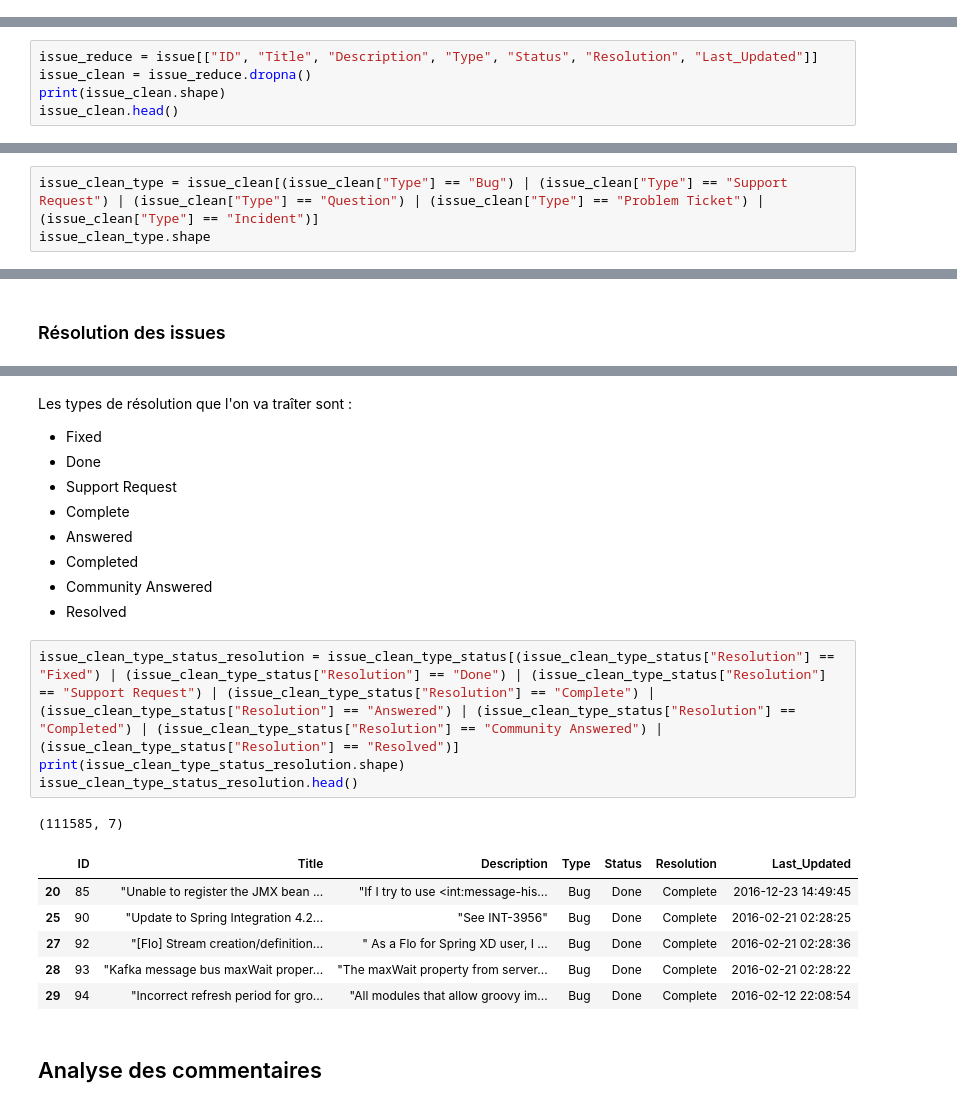
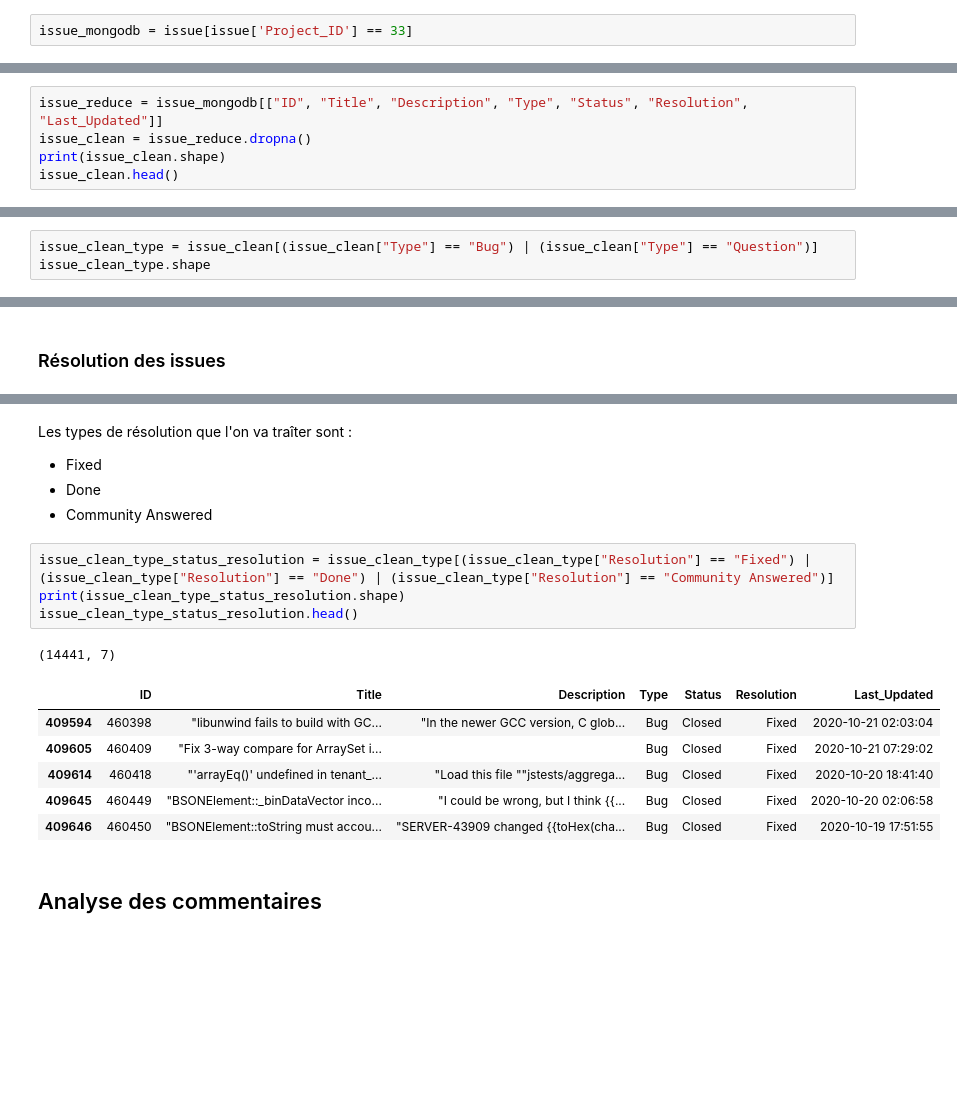
Before and after one commit to gunter69/Projet_IA_Dauphine, a Jupyter notebook: rag_jira/xp/analyse.ipynb, the cells around one changed output, grey strips where cells are left out. Drawn from its saved outputs; the diff is of its cells as text; blank space fills up the shorter version.

```diff
--- a/rag_jira/xp/analyse.ipynb
+++ b/rag_jira/xp/analyse.ipynb
@@ -35,3 +40,5 @@ comment = pd.read_sql_table("Comment", engine) # "Issue_ID", "Comment"
+# %%
+issue_mongodb = issue[issue['Project_ID'] == 33]
 # %% [markdown]
 ## Analyse des Issues
 # %%
@@ -63,7 +70,7 @@ Project_ID                                       int64
 Sprint_ID                                      float64
 dtype: object
 # %%
-issue_reduce = issue[["ID", "Title", "Description", "Type", "Status", "Resolution", "Last_Updated"]]
+issue_reduce = issue_mongodb[["ID", "Title", "Description", "Type", "Status", "Resolution", "Last_Updated"]]
 issue_clean = issue_reduce.dropna()
 print(issue_clean.shape)
 issue_clean.head()
@@ -137,4 +131,4 @@ Les types d'issues que l'on va conserver sont :
 # %%
-issue_clean_type = issue_clean[(issue_clean["Type"] == "Bug") | (issue_clean["Type"] == "Support Request") | (issue_clean["Type"] == "Question") | (issue_clean["Type"] == "Problem Ticket") | (issue_clean["Type"] == "Incident")]
+issue_clean_type = issue_clean[(issue_clean["Type"] == "Bug") | (issue_clean["Type"] == "Question")]
 issue_clean_type.shape
 # %% [output]
@@ -293,24 +240,19 @@ plt.show()
 Les types de résolution que l'on va traîter sont :
 - Fixed
 - Done
-- Support Request
-- Complete
-- Answered
-- Completed
 - Community Answered
-- Resolved
 # %%
-issue_clean_type_status_resolution = issue_clean_type_status[(issue_clean_type_status["Resolution"] == "Fixed") | (issue_clean_type_status["Resolution"] == "Done") | (issue_clean_type_status["Resolution"] == "Support Request") | (issue_clean_type_status["Resolution"] == "Complete") | (issue_clean_type_status["Resolution"] == "Answered") | (issue_clean_type_status["Resolution"] == "Completed") | (issue_clean_type_status["Resolution"] == "Community Answered") | (issue_clean_type_status["Resolution"] == "Resolved")]
+issue_clean_type_status_resolution = issue_clean_type[(issue_clean_type["Resolution"] == "Fixed") | (issue_clean_type["Resolution"] == "Done") | (issue_clean_type["Resolution"] == "Community Answered")]
 print(issue_clean_type_status_resolution.shape)
 issue_clean_type_status_resolution.head()
 # %% [output]
-(111585, 7)
+(14441, 7)
 |  | ID | Title | Description | Type | Status | Resolution | Last_Updated |
-| 20 | 85 | "Unable to register the JMX bean ... | "If I try to use <int:message-his... | Bug | Done | Complete | 2016-12-23 14:49:45 |
-| 25 | 90 | "Update to Spring Integration 4.2... | "See INT-3956" | Bug | Done | Complete | 2016-02-21 02:28:25 |
-| 27 | 92 | "[Flo] Stream creation/definition... | " As a Flo for Spring XD user, I ... | Bug | Done | Complete | 2016-02-21 02:28:36 |
-| 28 | 93 | "Kafka message bus maxWait proper... | "The maxWait property from server... | Bug | Done | Complete | 2016-02-21 02:28:22 |
-| 29 | 94 | "Incorrect refresh period for gro... | "All modules that allow groovy im... | Bug | Done | Complete | 2016-02-12 22:08:54 |
+| 409594 | 460398 | "libunwind fails to build with GC... | "In the newer GCC version, C glob... | Bug | Closed | Fixed | 2020-10-21 02:03:04 |
+| 409605 | 460409 | "Fix 3-way compare for ArraySet i... |  | Bug | Closed | Fixed | 2020-10-21 07:29:02 |
+| 409614 | 460418 | "'arrayEq()' undefined in tenant_... | "Load this file ""jstests/aggrega... | Bug | Closed | Fixed | 2020-10-20 18:41:40 |
+| 409645 | 460449 | "BSONElement::_binDataVector inco... | "I could be wrong, but I think {{... | Bug | Closed | Fixed | 2020-10-20 02:06:58 |
+| 409646 | 460450 | "BSONElement::toString must accou... | "SERVER-43909 changed {{toHex(cha... | Bug | Closed | Fixed | 2020-10-19 17:51:55 |
 # %% [markdown]
 ## Analyse des commentaires
 # %%
```
Also changed, not shown: parts of 19 cells of this notebook, 9 other files.
